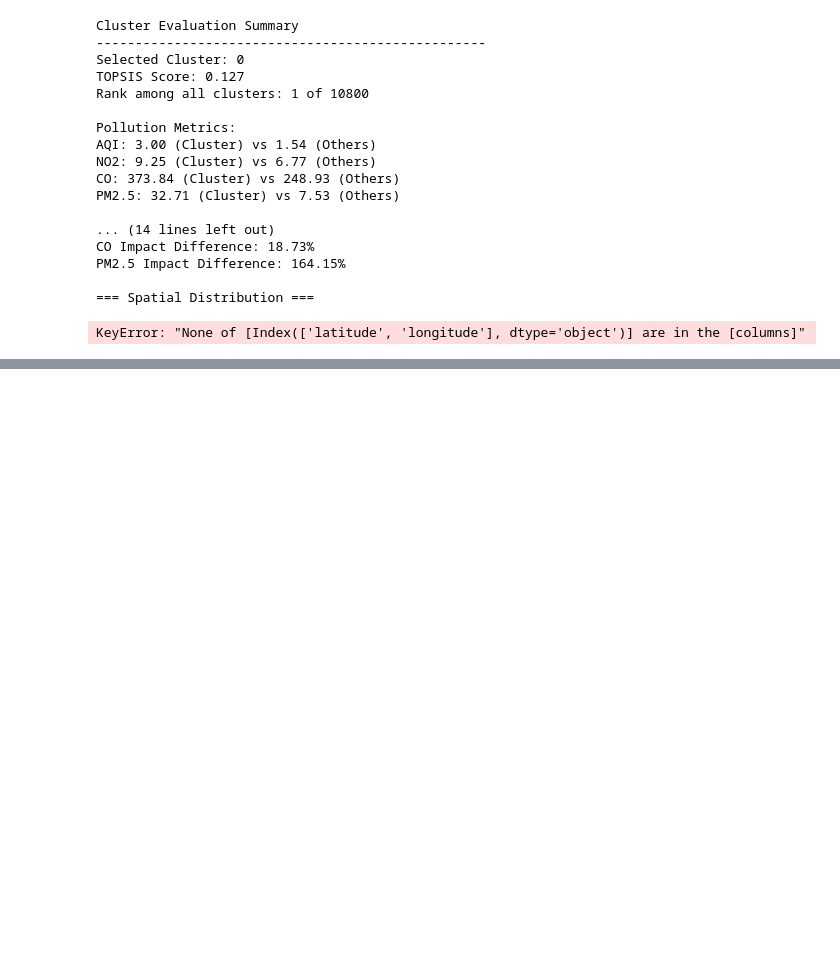
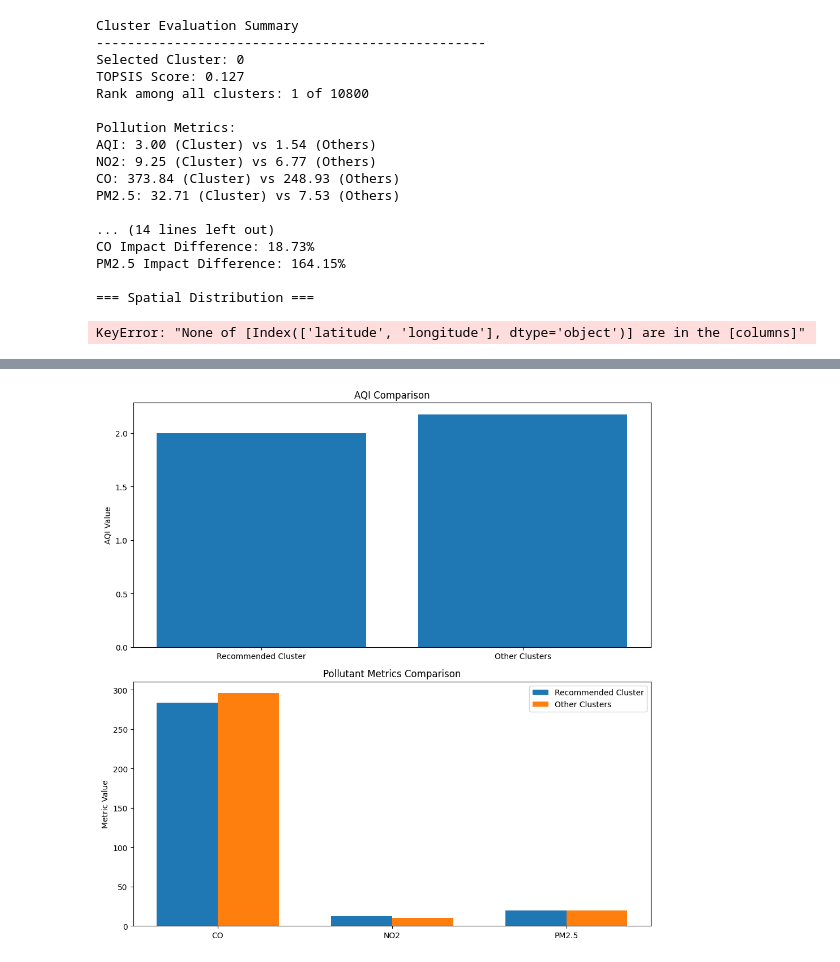
Before and after one commit to debuganagha/My-AQI-Trees-Project, a Jupyter notebook: src/species.ipynb, the cells around one changed output, grey strips where cells are left out. Drawn from its saved outputs; the diff is of its cells as text; code cells hidden in the pictures; blank space fills up the shorter version.

```diff
--- a/src/species.ipynb
+++ b/src/species.ipynb
@@ -1098,3 +892,98 @@ PM2.5 Impact Difference: 164.15%
 
 === Spatial Distribution ===
 KeyError: "None of [Index(['latitude', 'longitude'], dtype='object')] are in the [columns]"
+# %%
+def analyze_cluster_metrics(df, input_species_id, recommended_cluster):
+    # Find clusters containing the input species
+    species_clusters = df[df['speciesId'].apply(lambda x: input_species_id in x)]
+
+    if species_clusters.empty:
+        print(f"Species ID {input_species_id} not found in any clusters.")
+        return
+
+    # Get the recommended cluster data
+    recommended_cluster_data = df[df['cluster'] == recommended_cluster]
+
+    if recommended_cluster_data.empty:
+        print(f"Cluster {recommended_cluster} not found.")
+        return
+
+    # Metrics to analyze
+    metrics = ['AQI', 'CO', 'NO2', 'PM2.5']
+
+    # Print metrics for recommended cluster
+    print("\nRecommended Cluster Metrics:")
+    for metric in metrics:
+        recommended_value = recommended_cluster_data[metric].values[0]
+        print(f"{metric} in Cluster {recommended_cluster}: {recommended_value}")
+
+    # Calculate metrics for other clusters containing the species
+    other_clusters = df[
+        (df['speciesId'].apply(lambda x: input_species_id in x)) &
+        (df['cluster'] != recommended_cluster)
+    ]
+
+    print("\nOther Clusters Containing the Species:")
+    for metric in metrics:
+        other_clusters_values = other_clusters[metric]
+        if not other_clusters_values.empty:
+            metric_avg = other_clusters_values.mean()
+            print(f"Average {metric} in Other Clusters: {metric_avg}")
+        else:
+            print(f"No other clusters found for {metric}")
+
+    # Plotting
+    import matplotlib.pyplot as plt
+
+    # Create plots
+    fig, (ax1, ax2) = plt.subplots(2, 1, figsize=(10, 10))
+
+    # AQI Plot
+    aqi_data = [recommended_cluster_data['AQI'].values[0],
+                other_clusters['AQI'].mean() if not other_clusters.empty else 0]
+    ax1.bar(['Recommended Cluster', 'Other Clusters'], aqi_data)
+    ax1.set_title('AQI Comparison')
+    ax1.set_ylabel('AQI Value')
+
+    # Pollutant Metrics Plot
+    pollutant_metrics = ['CO', 'NO2', 'PM2.5']
+    pollutant_data = [
+        [recommended_cluster_data[metric].values[0] for metric in pollutant_metrics],
+        [other_clusters[metric].mean() if not other_clusters.empty else 0 for metric in pollutant_metrics]
+    ]
+
+    x = np.arange(len(pollutant_metrics))
+    width = 0.35
+
+    ax2.bar(x - width/2, pollutant_data[0], width, label='Recommended Cluster')
+    ax2.bar(x + width/2, pollutant_data[1], width, label='Other Clusters')
+    ax2.set_title('Pollutant Metrics Comparison')
+    ax2.set_xticks(x)
+    ax2.set_xticklabels(pollutant_metrics)
+    ax2.set_ylabel('Metric Value')
+    ax2.legend()
+
+    plt.tight_layout()
+    plt.show()
+
+# Modify main function to take both species ID and cluster
+def main():
+    # Load and prepare data
+    merged_data = load_data()
+    merged_data = calculate_criteria(merged_data)
+
+    # Get user input for species ID and cluster
+    try:
+        input_species_id = int(input("Enter the species ID: "))
+        recommended_cluster = int(input("Enter the recommended cluster: "))
+    except ValueError:
+        print("Invalid input. Please enter numerical values.")
+        return
+
+    # Analyze and plot metrics
+    analyze_cluster_metrics(merged_data, input_species_id, recommended_cluster)
+
+
+if __name__ == "__main__":
+    main()
+# %% [output]
@@ -1100,0 +1001 @@ KeyError: "None of [Index(['latitude', 'longitude'], dtype='object')] are in the
+[figure, added]
```
Also changed, not shown: parts of 5 cells of this notebook, 4 other files.
